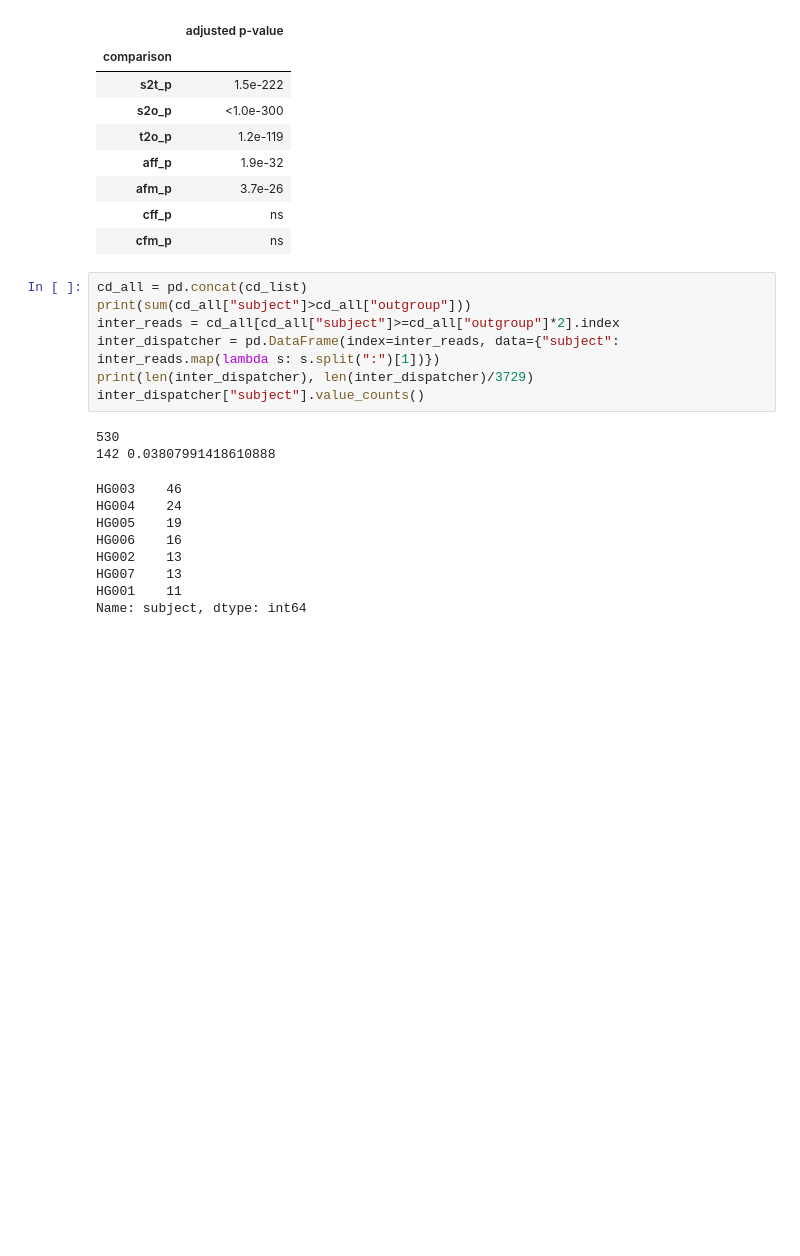
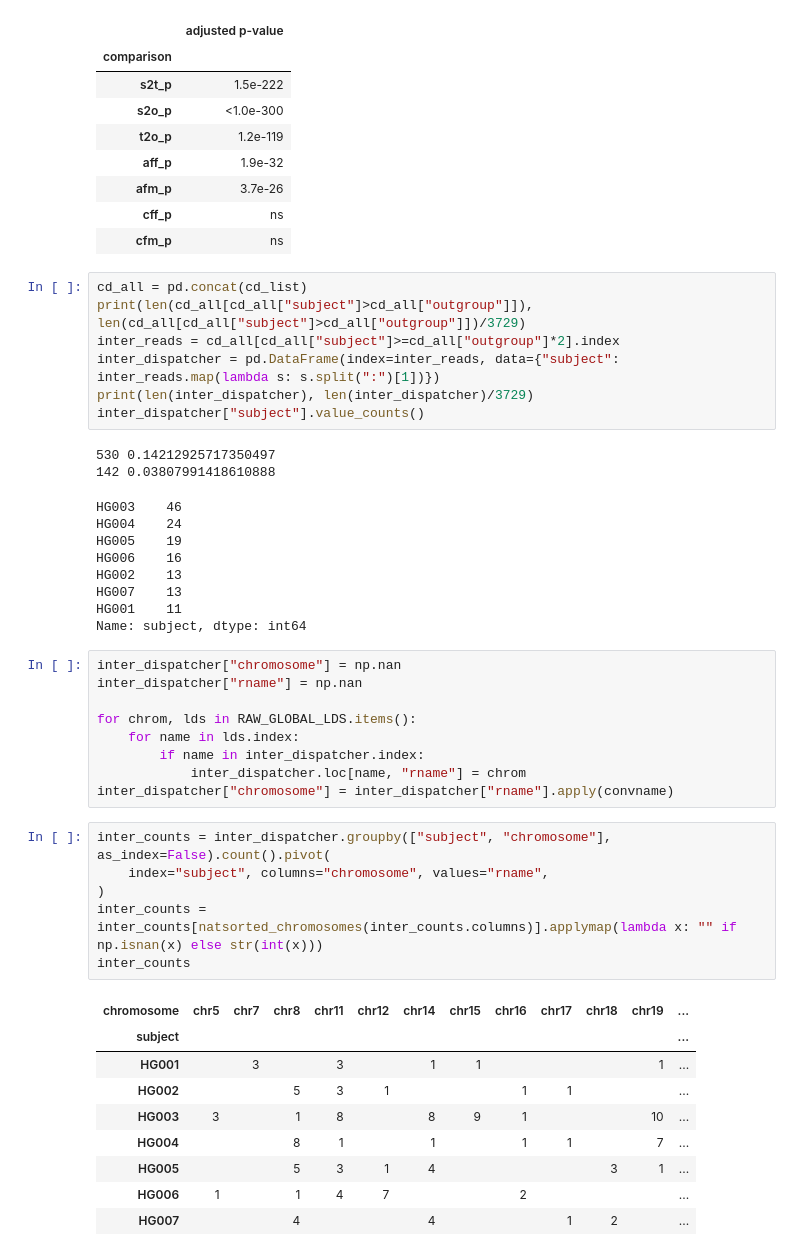
Before and after one commit to LankyCyril/edgecase, a Jupyter notebook: publications/methods-paper/jupyter/Figure-4-haplotypes.ipynb, the cells around one changed output. Drawn from its saved outputs; the diff is of its cells as text; blank space fills up the shorter version.

```diff
--- a/publications/methods-paper/jupyter/Figure-4-haplotypes.ipynb
+++ b/publications/methods-paper/jupyter/Figure-4-haplotypes.ipynb
@@ -569,13 +569,13 @@ overall
 | cfm_p | ns |
 # %%
 cd_all = pd.concat(cd_list)
-print(sum(cd_all["subject"]>cd_all["outgroup"]))
+print(len(cd_all[cd_all["subject"]>cd_all["outgroup"]]), len(cd_all[cd_all["subject"]>cd_all["outgroup"]])/3729)
 inter_reads = cd_all[cd_all["subject"]>=cd_all["outgroup"]*2].index
 inter_dispatcher = pd.DataFrame(index=inter_reads, data={"subject": inter_reads.map(lambda s: s.split(":")[1])})
 print(len(inter_dispatcher), len(inter_dispatcher)/3729)
 inter_dispatcher["subject"].value_counts()
 # %% [output]
-530
+530 0.14212925717350497
 142 0.03807991418610888
 HG003    46
 HG004    24
@@ -585,3 +585,28 @@ HG002    13
 HG007    13
 HG001    11
 Name: subject, dtype: int64
+# %%
+inter_dispatcher["chromosome"] = np.nan
+inter_dispatcher["rname"] = np.nan
+
+for chrom, lds in RAW_GLOBAL_LDS.items():
+    for name in lds.index:
+        if name in inter_dispatcher.index:
+            inter_dispatcher.loc[name, "rname"] = chrom
+inter_dispatcher["chromosome"] = inter_dispatcher["rname"].apply(convname)
+# %%
+inter_counts = inter_dispatcher.groupby(["subject", "chromosome"], as_index=False).count().pivot(
+    index="subject", columns="chromosome", values="rname",
+)
+inter_counts = inter_counts[natsorted_chromosomes(inter_counts.columns)].applymap(lambda x: "" if np.isnan(x) else str(int(x)))
+inter_counts
+# %% [output]
+| chromosome | chr5 | chr7 | chr8 | chr11 | chr12 | chr14 | chr15 | chr16 | chr17 | chr18 | chr19 | ... |
+| subject |  |  |  |  |  |  |  |  |  |  |  | ... |
+| HG001 |  | 3 |  | 3 |  | 1 | 1 |  |  |  | 1 | ... |
+| HG002 |  |  | 5 | 3 | 1 |  |  | 1 | 1 |  |  | ... |
+| HG003 | 3 |  | 1 | 8 |  | 8 | 9 | 1 |  |  | 10 | ... |
+| HG004 |  |  | 8 | 1 |  | 1 |  | 1 | 1 |  | 7 | ... |
+| HG005 |  |  | 5 | 3 | 1 | 4 |  |  |  | 3 | 1 | ... |
+| HG006 | 1 |  | 1 | 4 | 7 |  |  | 2 |  |  |  | ... |
+| HG007 |  |  | 4 |  |  | 4 |  |  | 1 | 2 |  | ... |
```
